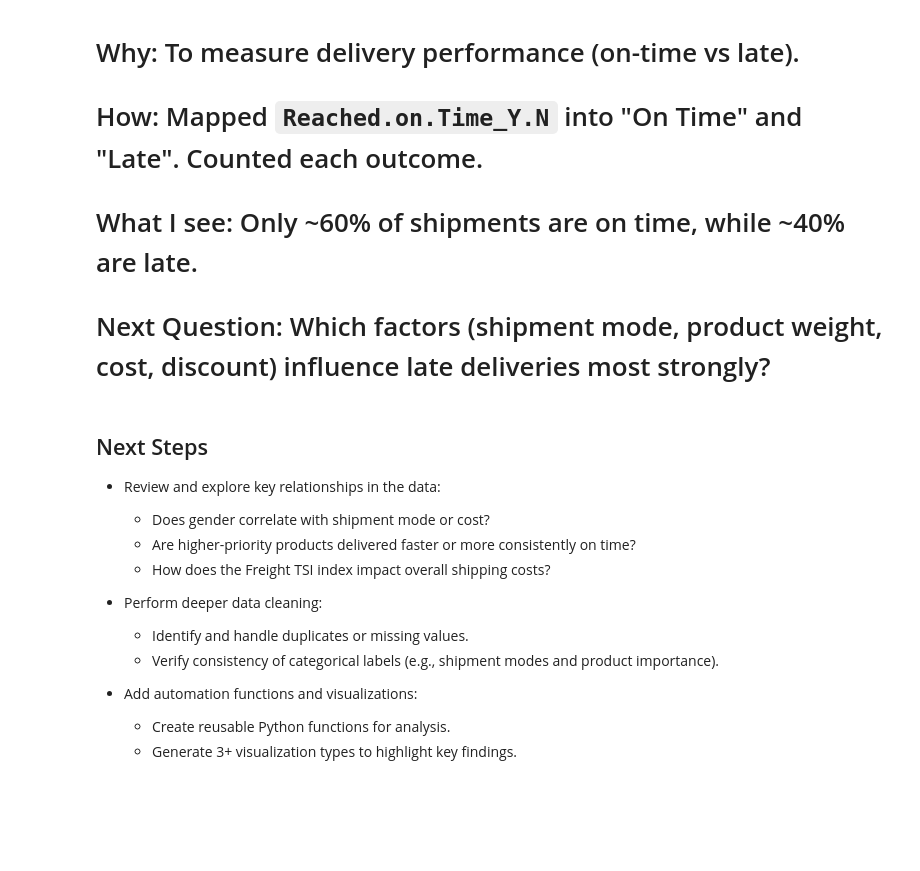
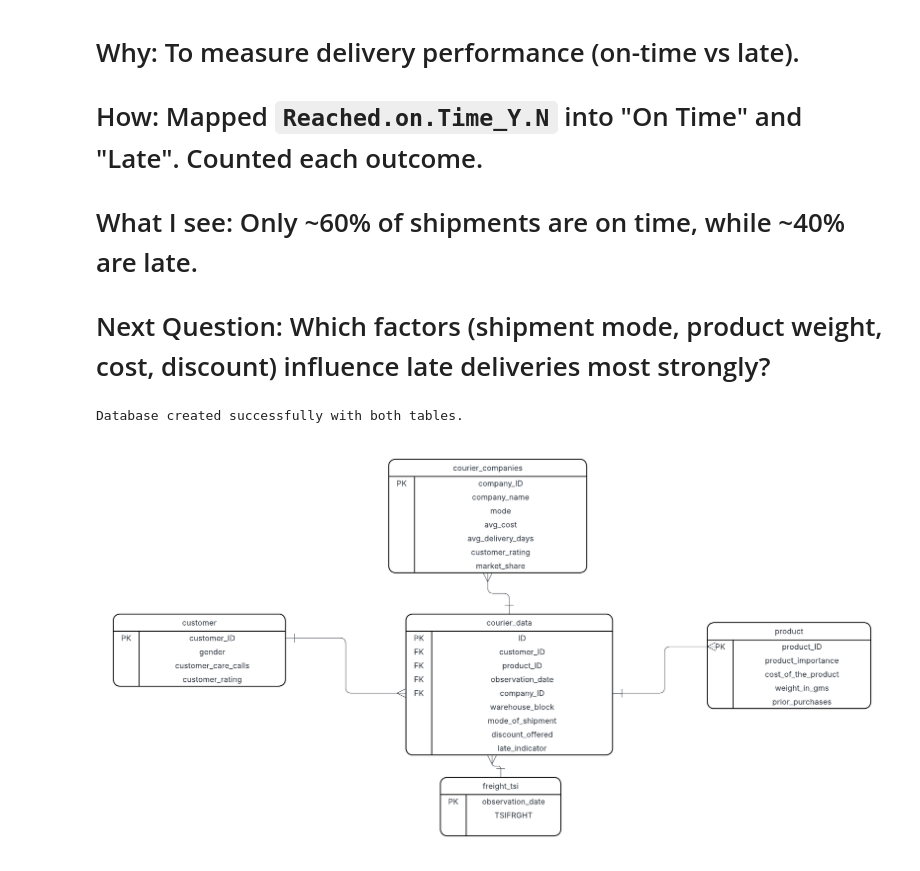
Before and after one commit to JWBlevins/capstone-courier-analysis, a Jupyter notebook: notebooks/eda.ipynb, the cells around one changed output. Drawn from its saved outputs; the diff is of its cells as text; code cells hidden in the pictures; blank space fills up the shorter version.

```diff
--- a/notebooks/eda.ipynb
+++ b/notebooks/eda.ipynb
@@ -657,18 +674,12 @@ Passing `palette` without assigning `hue` is deprecated and will be removed in v
 # How: Mapped `Reached.on.Time_Y.N` into "On Time" and "Late". Counted each outcome.
 # What I see: Only ~60% of shipments are on time, while ~40% are late.
 # Next Question: Which factors (shipment mode, product weight, cost, discount) influence late deliveries most strongly?
-# %% [markdown]
-## Next Steps
-
-- Review and explore key relationships in the data:
-  - Does gender correlate with shipment mode or cost?
-  - Are higher-priority products delivered faster or more consistently on time?
-  - How does the Freight TSI index impact overall shipping costs?
-
-- Perform deeper data cleaning:
-  - Identify and handle duplicates or missing values.
-  - Verify consistency of categorical labels (e.g., shipment modes and product importance).
-
-- Add automation functions and visualizations:
-  - Create reusable Python functions for analysis.
-  - Generate 3+ visualization types to highlight key findings.
+# %%
+print("Database created successfully with both tables.")
+# %% [output]
+Database created successfully with both tables.
+# %%
+from IPython.display import Image
+Image("../reports/images/courier_service_ERD.png")
+# %% [output]
+[figure, added]
```
Also changed, not shown: parts of 4 cells of this notebook.
